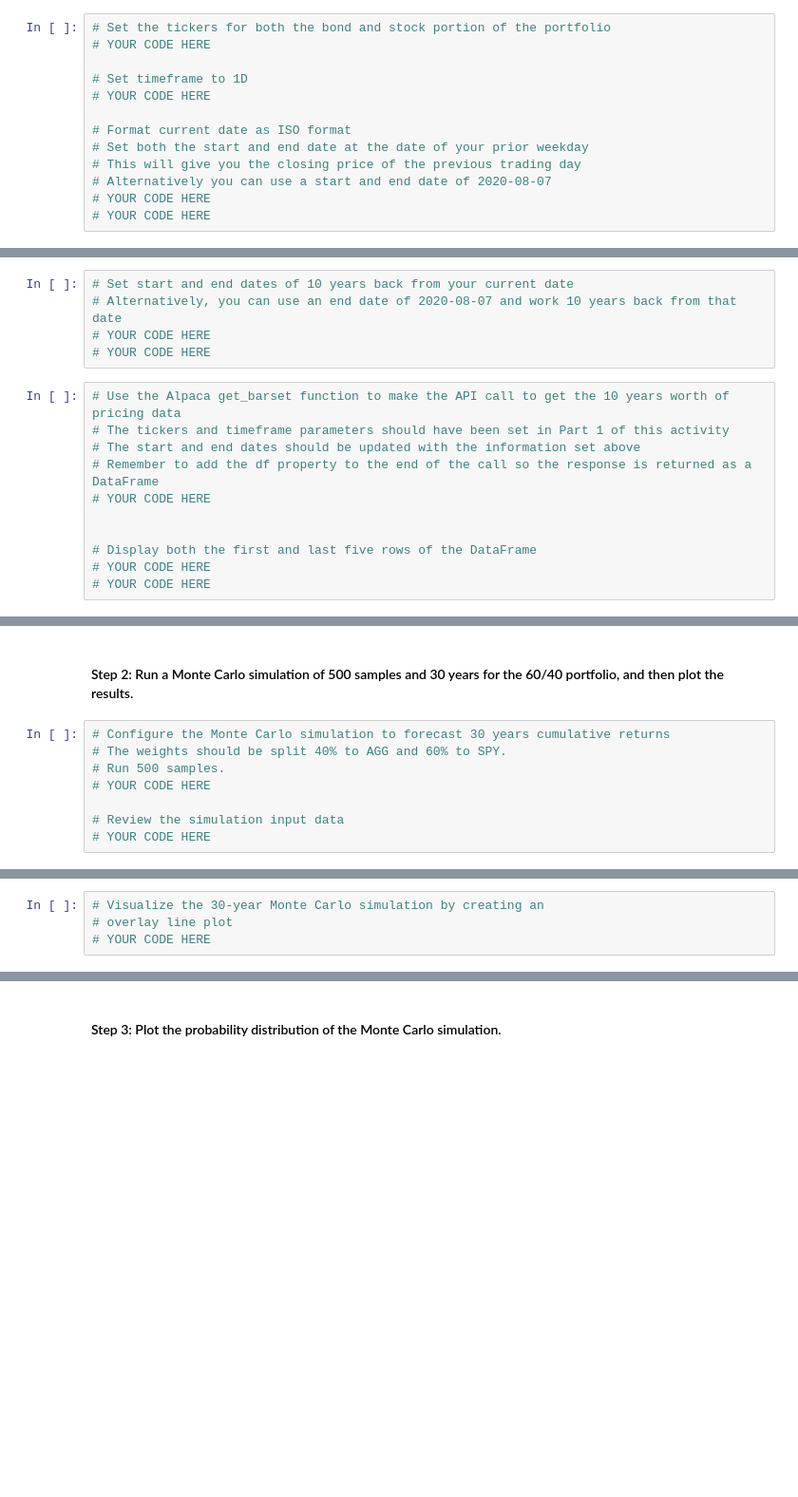
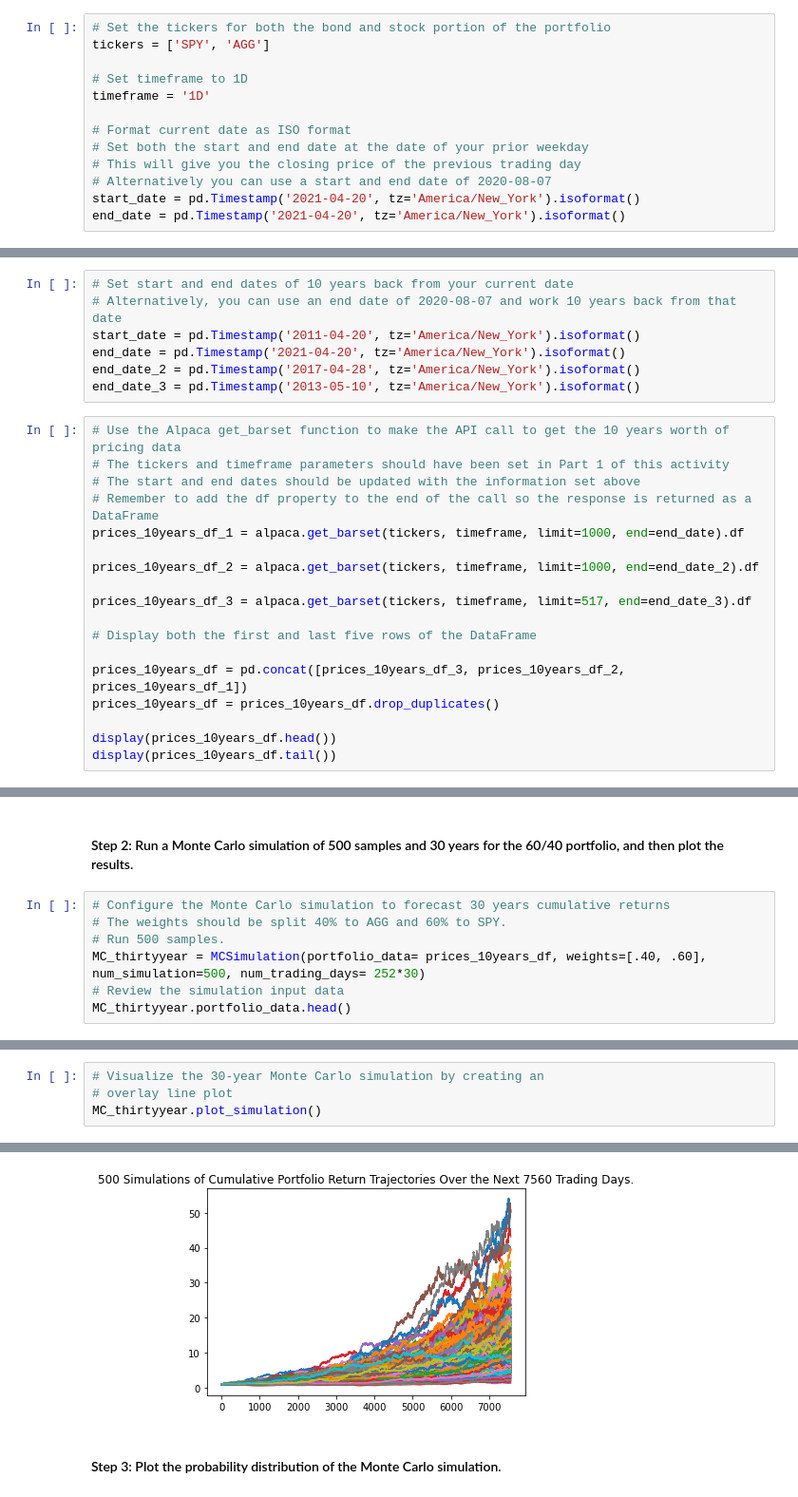
Before and after one commit to talibkateeb/Financial-Planner, a Jupyter notebook: financial_planning_tools.ipynb, the cells around one changed output, grey strips where cells are left out. Shown: that part at 95% size. Saved outputs shown, nothing was run; the diff lists cells and outputs as text; blank space fills up the shorter version.

```diff
--- a/financial_planning_tools.ipynb
+++ b/financial_planning_tools.ipynb
@@ -154,17 +202,17 @@ agg_shares = 200
 - `start_date` and `end_date`: Use the same date for these parameters, and format them with the date of the previous weekday (or `2020-08-07`). This is because you want the one closing price for the most-recent trading day.
 # %%
 # Set the tickers for both the bond and stock portion of the portfolio
-# YOUR CODE HERE
+tickers = ['SPY', 'AGG']
 
 # Set timeframe to 1D
-# YOUR CODE HERE
+timeframe = '1D'
 
 # Format current date as ISO format
 # Set both the start and end date at the date of your prior weekday
 # This will give you the closing price of the previous trading day
 # Alternatively you can use a start and end date of 2020-08-07
-# YOUR CODE HERE
-# YOUR CODE HERE
+start_date = pd.Timestamp('2021-04-20', tz='America/New_York').isoformat()
+end_date = pd.Timestamp('2021-04-20', tz='America/New_York').isoformat()
 # %% [markdown]
 #### Step 4: Get the current closing prices for `SPY` and `AGG` by using the Alpaca `get_barset` function. Format the response as a Pandas DataFrame by including the `df` property at the end of the `get_barset` function.
 # %%
@@ -325,16 +409,25 @@ In this section, you’ll use the MCForecastTools library to create a Monte Carl
 # %%
 # Set start and end dates of 10 years back from your current date
 # Alternatively, you can use an end date of 2020-08-07 and work 10 years back from that date
-# YOUR CODE HERE
-# YOUR CODE HERE
+start_date = pd.Timestamp('2011-04-20', tz='America/New_York').isoformat()
+end_date = pd.Timestamp('2021-04-20', tz='America/New_York').isoformat()
+end_date_2 = pd.Timestamp('2017-04-28', tz='America/New_York').isoformat()
+end_date_3 = pd.Timestamp('2013-05-10', tz='America/New_York').isoformat()
 # %%
 # Use the Alpaca get_barset function to make the API call to get the 10 years worth of pricing data
 # The tickers and timeframe parameters should have been set in Part 1 of this activity
 # The start and end dates should be updated with the information set above
 # Remember to add the df property to the end of the call so the response is returned as a DataFrame
-# YOUR CODE HERE
+prices_10years_df_1 = alpaca.get_barset(tickers, timeframe, limit=1000, end=end_date).df
 
+prices_10years_df_2 = alpaca.get_barset(tickers, timeframe, limit=1000, end=end_date_2).df
+
+prices_10years_df_3 = alpaca.get_barset(tickers, timeframe, limit=517, end=end_date_3).df
 
 # Display both the first and last five rows of the DataFrame
-# YOUR CODE HERE
-# YOUR CODE HERE
+
+prices_10years_df = pd.concat([prices_10years_df_3, prices_10years_df_2, prices_10years_df_1])
+prices_10years_df = prices_10years_df.drop_duplicates()
+
+display(prices_10years_df.head())
+display(prices_10years_df.tail())
@@ -344,7 +454,6 @@ In this section, you’ll use the MCForecastTools library to create a Monte Carl
 # Configure the Monte Carlo simulation to forecast 30 years cumulative returns
 # The weights should be split 40% to AGG and 60% to SPY.
 # Run 500 samples.
-# YOUR CODE HERE
-
+MC_thirtyyear = MCSimulation(portfolio_data= prices_10years_df, weights=[.40, .60], num_simulation=500, num_trading_days= 252*30)
 # Review the simulation input data
-# YOUR CODE HERE
+MC_thirtyyear.portfolio_data.head()
@@ -354,4 +503,5 @@ In this section, you’ll use the MCForecastTools library to create a Monte Carl
 # %%
 # Visualize the 30-year Monte Carlo simulation by creating an
 # overlay line plot
-# YOUR CODE HERE
+MC_thirtyyear.plot_simulation()
+# %% [output]
@@ -358,3 +509,4 @@ In this section, you’ll use the MCForecastTools library to create a Monte Carl
+[figure, added]
 # %% [markdown]
 #### Step 3: Plot the probability distribution of the Monte Carlo simulation.
 # %%
```
Also changed, not shown: parts of 40 cells of this notebook, 2 other files.
